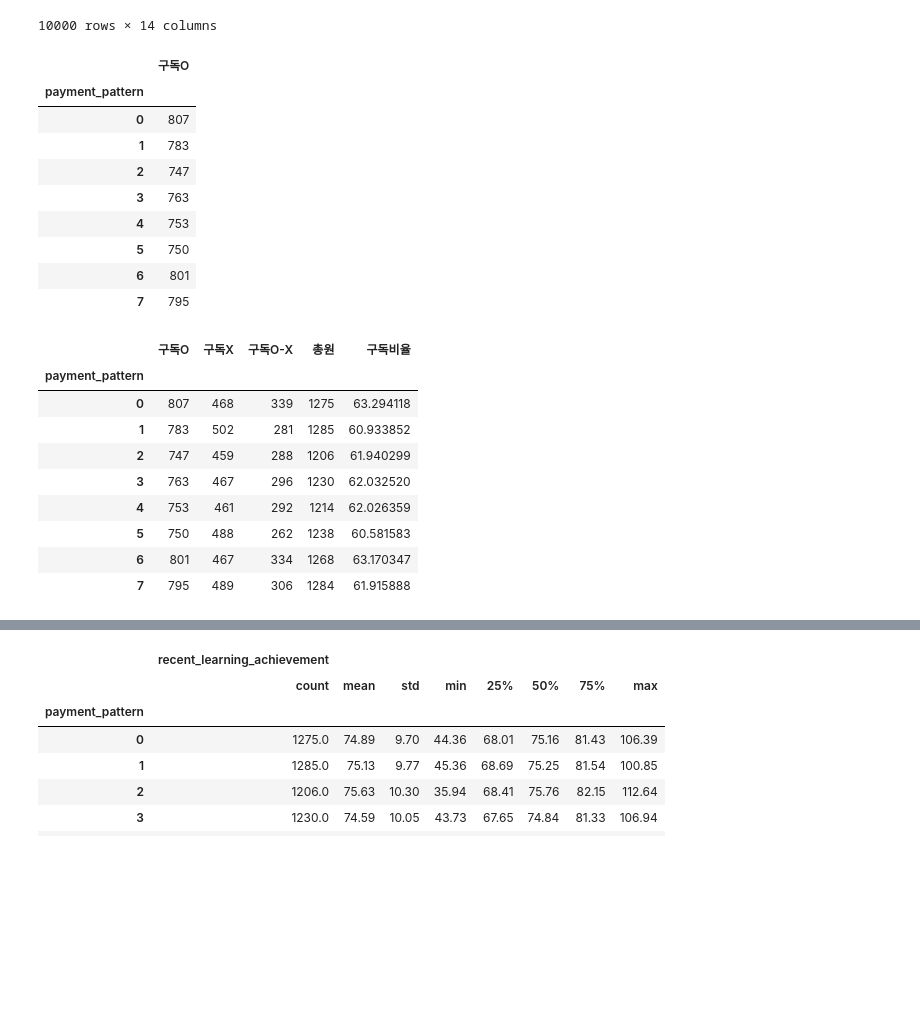
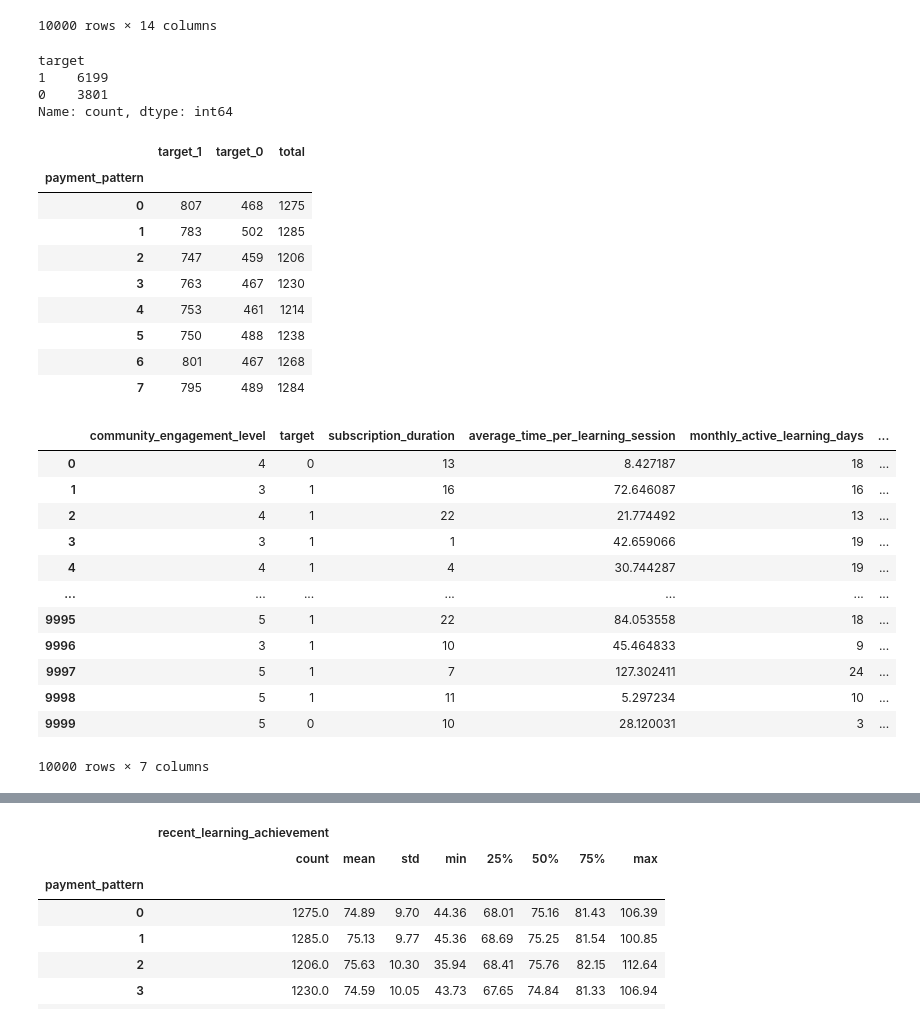
Before and after one commit to hana-K-918/wassup3, a Jupyter notebook: 05_Data_Analysis/hk_miniprj.ipynb, the cells around one changed output, grey strips where cells are left out. Drawn from its saved outputs; the diff is of its cells as text; code cells hidden in the pictures; blank space fills up the shorter version.

```diff
--- a/05_Data_Analysis/hk_miniprj.ipynb
+++ b/05_Data_Analysis/hk_miniprj.ipynb
@@ -182,35 +195,43 @@ pymt1
 | 0 | e07fbad9 | 11 | 7 | 18.783800 | 5.297234 | ... |
 | 3 | e12dcb55 | 10 | 5 | 13.073230 | 28.120031 | ... |
 10000 rows × 14 columns
-# %%
-df1 = pymt1.groupby(pymt1.index)[['target']].sum()
-df1.rename(columns={'target': '구독O'}, inplace=True)
-df1
-# %% [output]
-|  | 구독O |
-| payment_pattern |  |
-| 0 | 807 |
-| 1 | 783 |
-| 2 | 747 |
-| 3 | 763 |
-| 4 | 753 |
-| 5 | 750 |
-| 6 | 801 |
-| 7 | 795 |
+# %%
+comm = df.set_index('community_engagement_level')
+comm['target'].value_counts()
+# %% [output]
+target
+1    6199
+0    3801
+Name: count, dtype: int64
 # %%
-df1['총원']=pymt1.groupby(pymt1.index)[['target']].count()
-df1['구독X'] = df1['총원']-df1['구독O']
-df1['구독O-X'] = df1['구독O']-df1['구독X']
-df1['구독비율']= df1['구독O'] / df1['총원'] * 100
+df1['total']=pymt1.groupby(pymt1.index)[['target']].count()
+df1['target_0'] = df1['total']-df1['target_1']
 df1
 # %% [output]
-|  | 구독O | 구독X | 구독O-X | 총원 | 구독비율 |
-| payment_pattern |  |  |  |  |  |
-| 0 | 807 | 468 | 339 | 1275 | 63.294118 |
-| 1 | 783 | 502 | 281 | 1285 | 60.933852 |
-| 2 | 747 | 459 | 288 | 1206 | 61.940299 |
-| 3 | 763 | 467 | 296 | 1230 | 62.032520 |
-| 4 | 753 | 461 | 292 | 1214 | 62.026359 |
-| 5 | 750 | 488 | 262 | 1238 | 60.581583 |
-| 6 | 801 | 467 | 334 | 1268 | 63.170347 |
-| 7 | 795 | 489 | 306 | 1284 | 61.915888 |
+|  | target_1 | target_0 | total |
+| payment_pattern |  |  |  |
+| 0 | 807 | 468 | 1275 |
+| 1 | 783 | 502 | 1285 |
+| 2 | 747 | 459 | 1206 |
+| 3 | 763 | 467 | 1230 |
+| 4 | 753 | 461 | 1214 |
+| 5 | 750 | 488 | 1238 |
+| 6 | 801 | 467 | 1268 |
+| 7 | 795 | 489 | 1284 |
+# %%
+comm=df[['community_engagement_level','target','subscription_duration', 'average_time_per_learning_session','monthly_active_learning_days','total_completed_courses','recent_learning_achievement']]
+comm
+# %% [output]
+|  | community_engagement_level | target | subscription_duration | average_time_per_learning_session | monthly_active_learning_days | ... |
+| 0 | 4 | 0 | 13 | 8.427187 | 18 | ... |
+| 1 | 3 | 1 | 16 | 72.646087 | 16 | ... |
+| 2 | 4 | 1 | 22 | 21.774492 | 13 | ... |
+| 3 | 3 | 1 | 1 | 42.659066 | 19 | ... |
+| 4 | 4 | 1 | 4 | 30.744287 | 19 | ... |
+| ... | ... | ... | ... | ... | ... | ... |
+| 9995 | 5 | 1 | 22 | 84.053558 | 18 | ... |
+| 9996 | 3 | 1 | 10 | 45.464833 | 9 | ... |
+| 9997 | 5 | 1 | 7 | 127.302411 | 24 | ... |
+| 9998 | 5 | 1 | 11 | 5.297234 | 10 | ... |
+| 9999 | 5 | 0 | 10 | 28.120031 | 3 | ... |
+10000 rows × 7 columns
```
Also changed, not shown: parts of 24 cells of this notebook.
